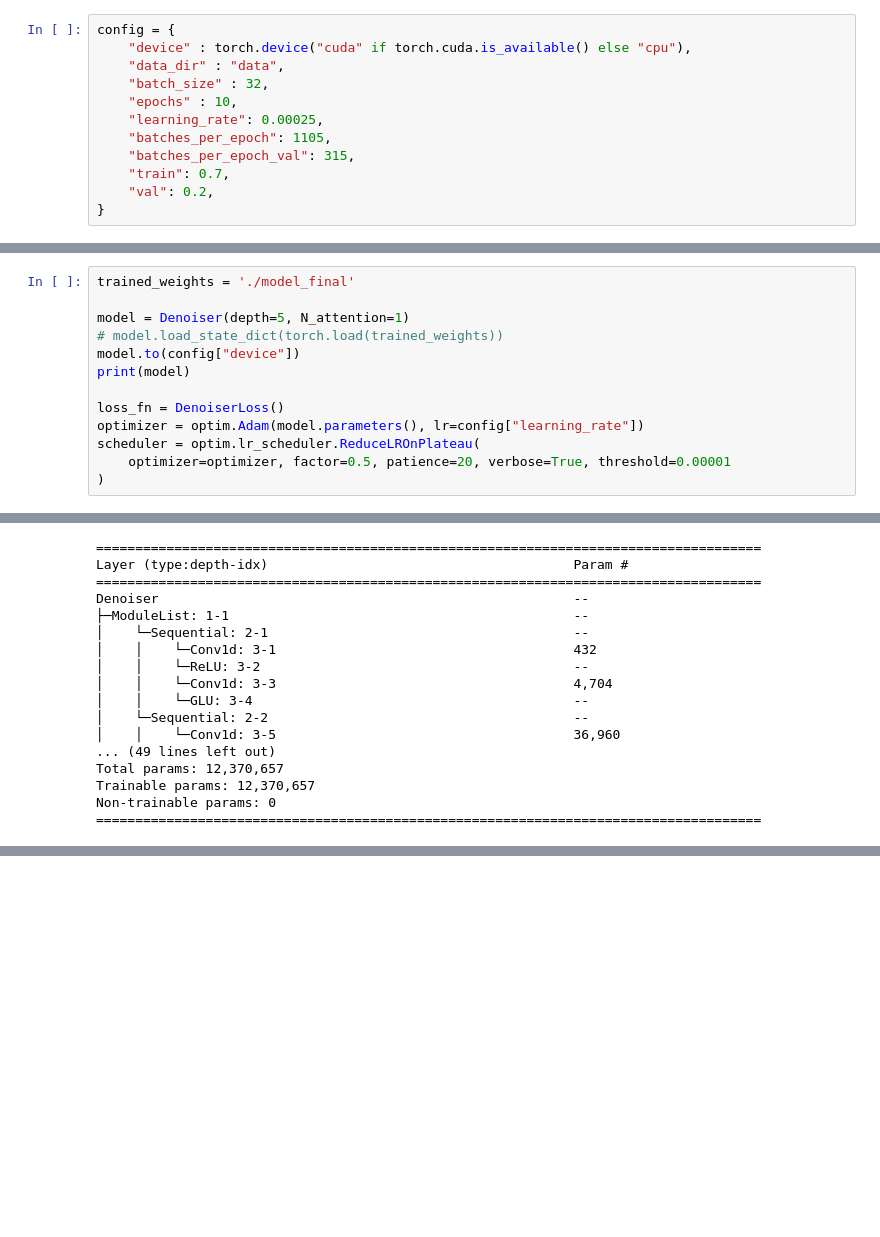
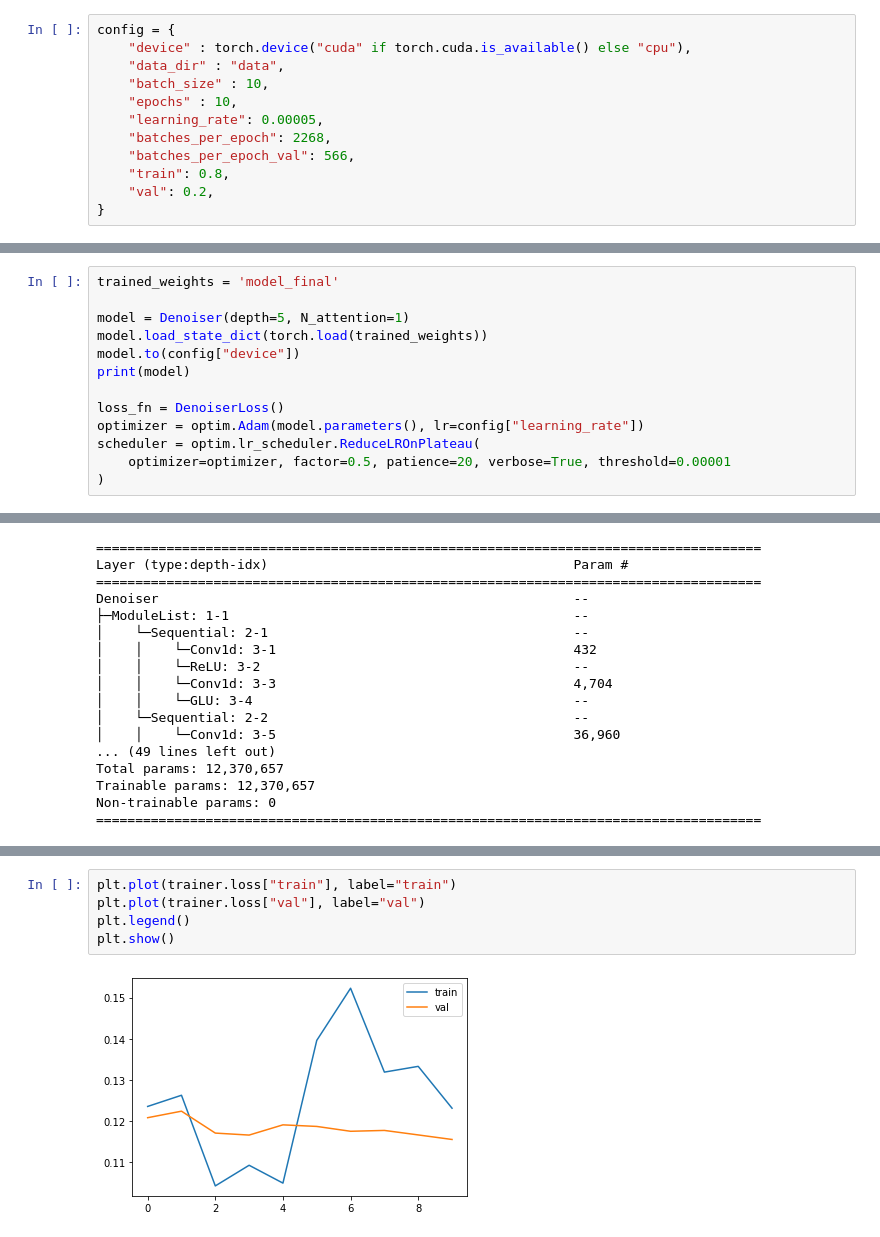
Before and after one commit to Pillowkoh/Deep_Learning_Denoiser, a Jupyter notebook: Train.ipynb, the cells around one changed output, grey strips where cells are left out. Saved outputs shown, nothing was run; the diff lists cells and outputs as text; blank space fills up the shorter version.

Commit message:
Retrained Model

```diff
--- a/Train.ipynb
+++ b/Train.ipynb
@@ -18,12 +19,12 @@ from loss import DenoiserLoss
 config = {
     "device" : torch.device("cuda" if torch.cuda.is_available() else "cpu"),
     "data_dir" : "data",
-    "batch_size" : 32,
+    "batch_size" : 10,
     "epochs" : 10,
-    "learning_rate": 0.00025,
-    "batches_per_epoch": 1105,
-    "batches_per_epoch_val": 315,
-    "train": 0.7,
+    "learning_rate": 0.00005,
+    "batches_per_epoch": 2268,
+    "batches_per_epoch_val": 566,
+    "train": 0.8,
     "val": 0.2,
 }
 # %%
@@ -45,10 +46,10 @@ val_dataloader = DataLoader(
     num_workers=1,
 )
 # %%
-trained_weights = './model_final'
+trained_weights = 'model_final'
 
 model = Denoiser(depth=5, N_attention=1)
-# model.load_state_dict(torch.load(trained_weights))
+model.load_state_dict(torch.load(trained_weights))
 model.to(config["device"])
 print(model)
 
@@ -128 +129,8 @@ Epoch: 6/10, Train Loss=0.700743258, Val Loss=0.4775142949
 ... (8 outputs left out)
+# %%
+plt.plot(trainer.loss["train"], label="train")
+plt.plot(trainer.loss["val"], label="val")
+plt.legend()
+plt.show()
+# %% [output]
+[figure, added]
```
Also changed, not shown: parts of 5 cells of this notebook, 52 other files.
